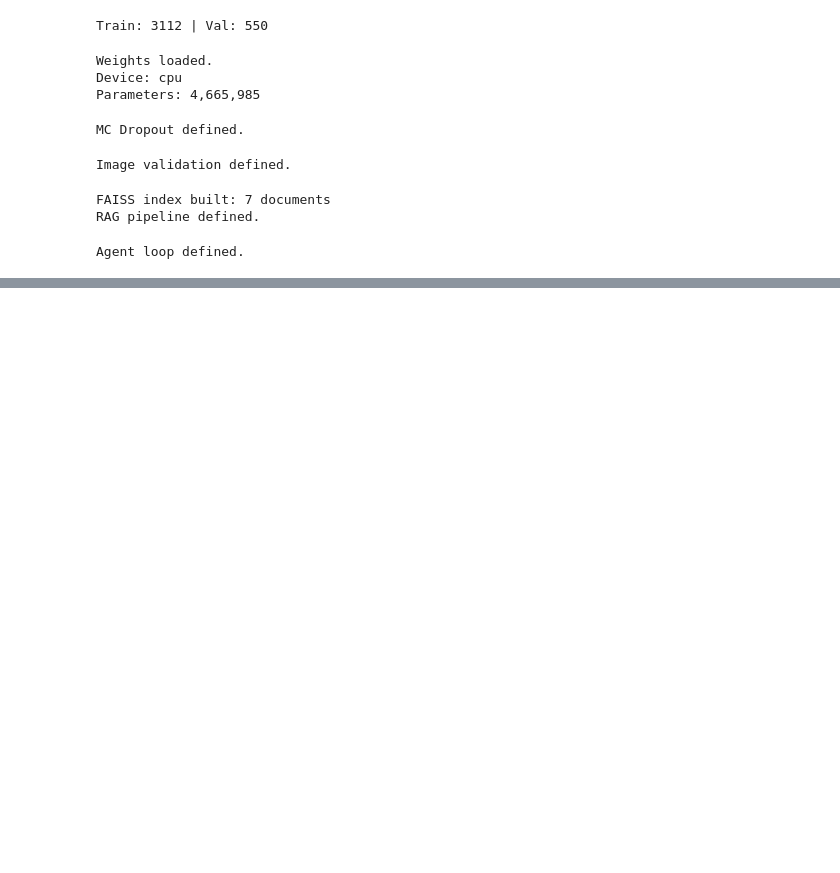
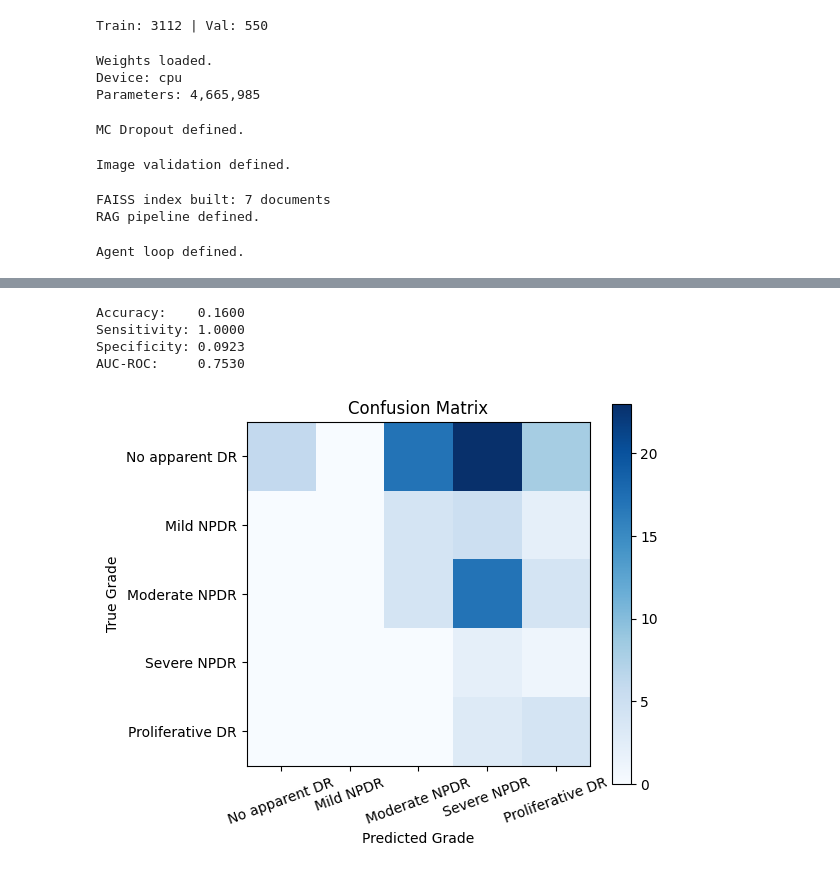
Before and after one commit to msarwadi/agent_ai_final_project, a Jupyter notebook: model.ipynb, the cells around one changed output, grey strips where cells are left out. Cells and saved outputs as stored; diff of their text form; code cells hidden in the pictures; blank space fills up the shorter version.

Commit message:
added eval metric output - accuracy is bad :(

```diff
--- a/model.ipynb
+++ b/model.ipynb
@@ -499,12 +498,20 @@ Agent loop defined.
 model.load_state_dict(torch.load(os_checkpoint_path, map_location=DEVICE))
 
 # Grab one image from val set
-sample     = val_data[0]
-image      = sample['image'] if isinstance(sample, dict) else aptos[val_data.indices[0]]['image']
-image      = image.convert('RGB')
+# sample     = val_data[0]
+# image      = sample['image'] if isinstance(sample, dict) else aptos[val_data.indices[0]]['image']
+# image      = image.convert('RGB')
+
+# Get a raw image from APTOS directly (before transforms)
+raw_sample = aptos[val_data.indices[0]]
+image      = raw_sample['image'].convert('RGB')
 
 # Run the agent
 result = run_dr_agent(image, patient_id='PT-001', n_passes=30)
+
+
+# Run the agent
+result = run_dr_agent(image, patient_id='PT-001', n_passes=30)
 # %% [output]
 ==================================================
 DR AGENT — Patient: PT-001
@@ -525 +532,65 @@ DR AGENT — Patient: PT-001
    ✓ Confidence within acceptable range.
+# %%
+from sklearn.metrics import roc_auc_score, confusion_matrix
+import matplotlib.pyplot as plt
+
+model.eval()
+all_preds, all_labels, all_conf = [], [], []
+
+# Run on subset of val set (100 images is fine)
+for idx in val_data.indices[:100]:
+    raw   = aptos[idx]
+    image = raw['image'].convert('RGB')
+    label = raw['label_code']
+
+    img_tensor = val_transform(image).unsqueeze(0)
+    mc         = mc_dropout_predict(model, img_tensor, n_passes=20)
+
+    all_preds.append(mc['grade'])
+    all_labels.append(label)
+    all_conf.append(mc['confidence'])
+
+all_preds  = np.array(all_preds)
+all_labels = np.array(all_labels)
+
+# Accuracy
+accuracy = (all_preds == all_labels).mean()
+print(f'Accuracy:    {accuracy:.4f}')
+
+# Binary: referable (>=2) vs not
+pred_ref = (all_preds  >= 2).astype(int)
+true_ref = (all_labels >= 2).astype(int)
+
+TP = np.sum((pred_ref == 1) & (true_ref == 1))
+TN = np.sum((pred_ref == 0) & (true_ref == 0))
+FP = np.sum((pred_ref == 1) & (true_ref == 0))
+FN = np.sum((pred_ref == 0) & (true_ref == 1))
+
+sensitivity = TP / (TP + FN + 1e-8)
+specificity = TN / (TN + FP + 1e-8)
+print(f'Sensitivity: {sensitivity:.4f}')
+print(f'Specificity: {specificity:.4f}')
+
+# AUC
+if len(np.unique(true_ref)) > 1:
+    auc = roc_auc_score(true_ref, np.array(all_conf))
+    print(f'AUC-ROC:     {auc:.4f}')
+
+# Confusion matrix
+cm = confusion_matrix(all_labels, all_preds)
+plt.figure(figsize=(6,5))
+plt.imshow(cm, cmap='Blues')
+plt.colorbar()
+plt.xlabel('Predicted Grade')
+plt.ylabel('True Grade')
+plt.title('Confusion Matrix')
+plt.xticks(range(5), DR_GRADES.values(), rotation=20)
+plt.yticks(range(5), DR_GRADES.values())
+plt.tight_layout()
+plt.show()
+# %% [output]
+Accuracy:    0.1600
+Sensitivity: 1.0000
+Specificity: 0.0923
+AUC-ROC:     0.7530
+[figure, added]
```
Also changed, not shown: parts of 2 cells of this notebook.
